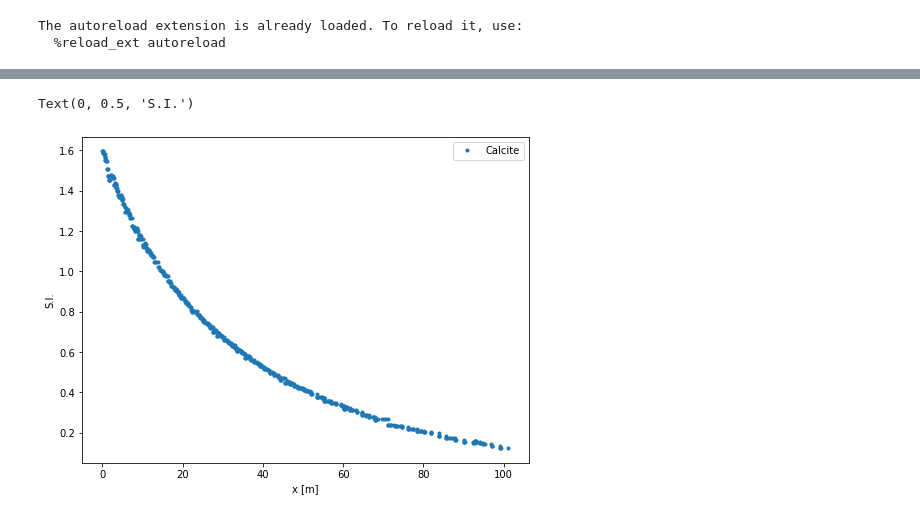
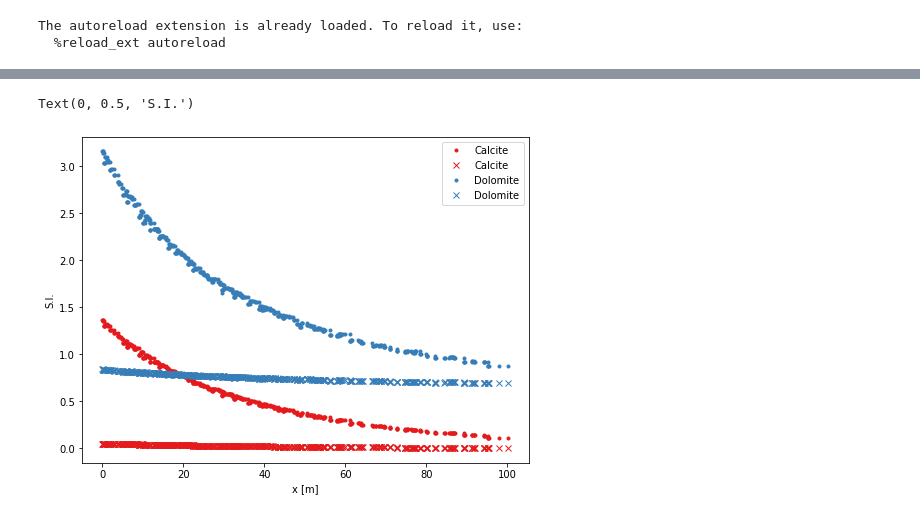
Before and after one commit to DFNaiff/PipeMultiDiff, a Jupyter notebook: experiments/exp2_analyze.ipynb, the cells around one changed output, grey strips where cells are left out. Cells and saved outputs as stored; diff of their text form; code cells hidden in the pictures.

```diff
--- a/experiments/exp2_analyze.ipynb
+++ b/experiments/exp2_analyze.ipynb
@@ -27,7 +27,7 @@ phases = ["Calcite", "Dolomite"]
 c_nahco3 = 0.018
 c_cacl2 = 0.006
 c_nacl = 0.003
-c_mgcl2 = 0.0003
+c_mgcl2 = 0.003
 molal_balance = {'C':c_nahco3,
                  'Ca':c_cacl2,
                  'Na':c_nahco3 + c_nacl,
@@ -37,7 +37,7 @@ ngrid = 20
 ypmax = 5
 # %%
 solver = tmcdiff.TransportSolver(species)
-solver.kreaction = np.array([3.68*1e-5, 1e-5])
+solver.kreaction = np.array([1e-5, 1e-4])*1e4
 solver.set_flow_conditions(TK, bulk_velocity, pipe_diameter)
 solver.set_initial_conditions(molal_balance, phases)
 solver.build_transport(ngrid, ypmax)
@@ -56,5 +56,5 @@ sol.saturation_indexes
 # %%
-solver.load("data/exp2_a")
+solver.load("data/exp2_d")
 # %%
 plt.figure(figsize=(8, 6))
 for i, el in enumerate(solver.eqsys.solute_elements):
@@ -111,11 +151,13 @@ Text(0, 0.5, 'S.I.')
 # %%
 plt.figure(figsize=(8, 6))
 for i, phase in enumerate(solver.builder.phases):
     plt.plot(solver.t*bulk_velocity, logsatur[:, i, -1]/np.log(10), label=phase, linestyle=' ',
-             marker='.')
+             marker='.', color=cmap(i))
+    plt.plot(solver.t*bulk_velocity, logsatur[:, i, 0]/np.log(10), label=phase, linestyle=' ',
+             marker='x', color=cmap(i))
 plt.legend()
 plt.xlabel("x [m]")
 plt.ylabel("S.I.")
 # %% [output]
 Text(0, 0.5, 'S.I.')
-[figure, old version]
+[figure, new version]
```
Also changed, not shown: parts of 16 cells of this notebook, 29 other files.
